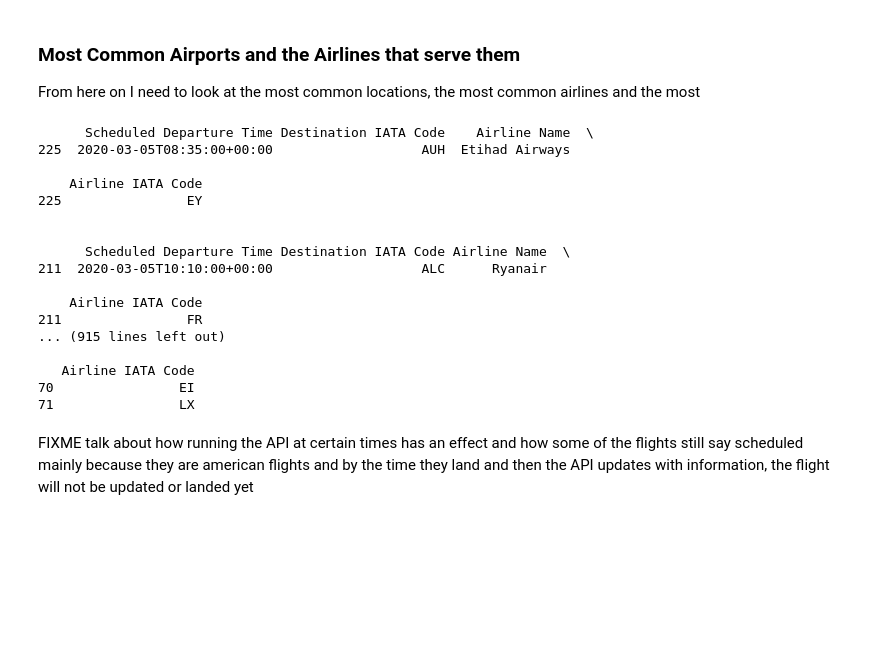
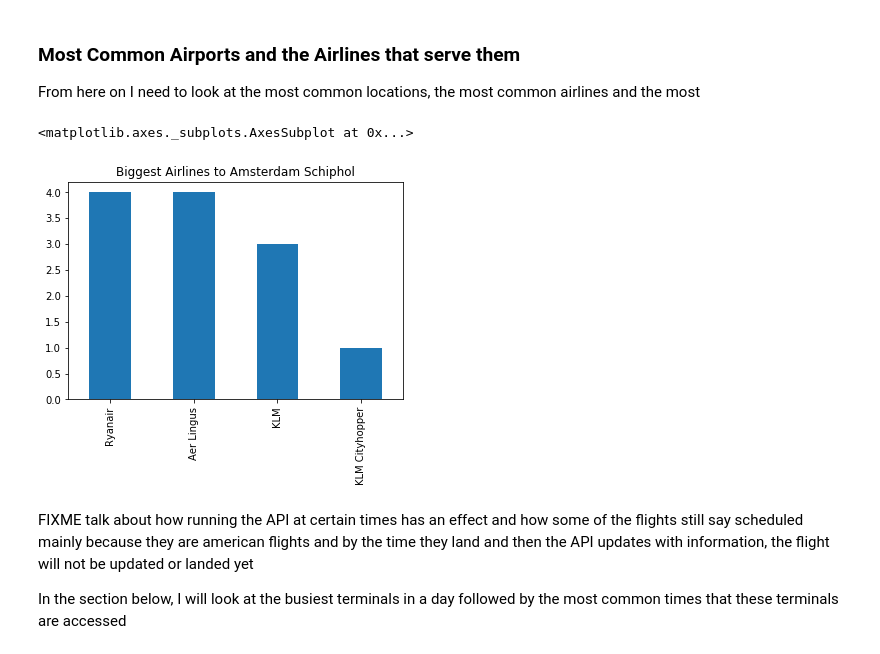
Before and after one commit to RKeenan20/Flight_Data_API_DS_Assignment, a Jupyter notebook: Assignment1_RobertKeenan.ipynb, the cells around one changed output. Saved outputs shown, nothing was run; the diff lists cells and outputs as text; code cells hidden in the pictures; blank space fills up the shorter version.

Commit message:
Max Airports and busiest times of the day

```diff
--- a/Assignment1_RobertKeenan.ipynb
+++ b/Assignment1_RobertKeenan.ipynb
@@ -458,27 +458,17 @@ From here on I need to look at the most common locations, the most common airlin
 # %%
 most_popular_airlines_airport = simplified_data.groupby('Destination Airport')
 Total_Airports = most_popular_airlines_airport.sum()
 Total_Airports = Total_Airports.sort_values('Airline Name', ascending = False)
 #most_pop_airlines_for_airport = Total_Airports.plot(kind='bar')
-for key, item in most_popular_airlines_airport:
-    print(most_popular_airlines_airport.get_group(key), "\n\n")
+#for key, item in most_popular_airlines_airport:
+ #   print(most_popular_airlines_airport.get_group(key), "\n\n")
+airport = list_of_airports[2]
+airlines_at_airport = most_popular_airlines_airport.get_group(airport)
+airlines_at_airport['Airline Name'].value_counts().plot(kind='bar', title='Biggest Airlines to Amsterdam Schiphol')
 # %% [output]
-      Scheduled Departure Time Destination IATA Code    Airline Name  \
-225  2020-03-05T08:35:00+00:00                   AUH  Etihad Airways
-
-    Airline IATA Code
-225                EY
-
-
-      Scheduled Departure Time Destination IATA Code Airline Name  \
-211  2020-03-05T10:10:00+00:00                   ALC      Ryanair
-
-    Airline IATA Code
-211                FR
-... (915 lines left out)
-
-   Airline IATA Code
-70                EI
-71                LX
+<matplotlib.axes._subplots.AxesSubplot at 0x...>
+[figure, added]
 # %% [markdown]
 FIXME talk about how running the API at certain times has an effect and how some of the flights still say scheduled mainly because they are american flights and by the time they land and then the API updates with information, the flight will not be updated or landed yet
+
+In the section below, I will look at the busiest terminals in a day followed by the most common times that these terminals are accessed
```
Also changed, not shown: parts of 11 cells of this notebook.
